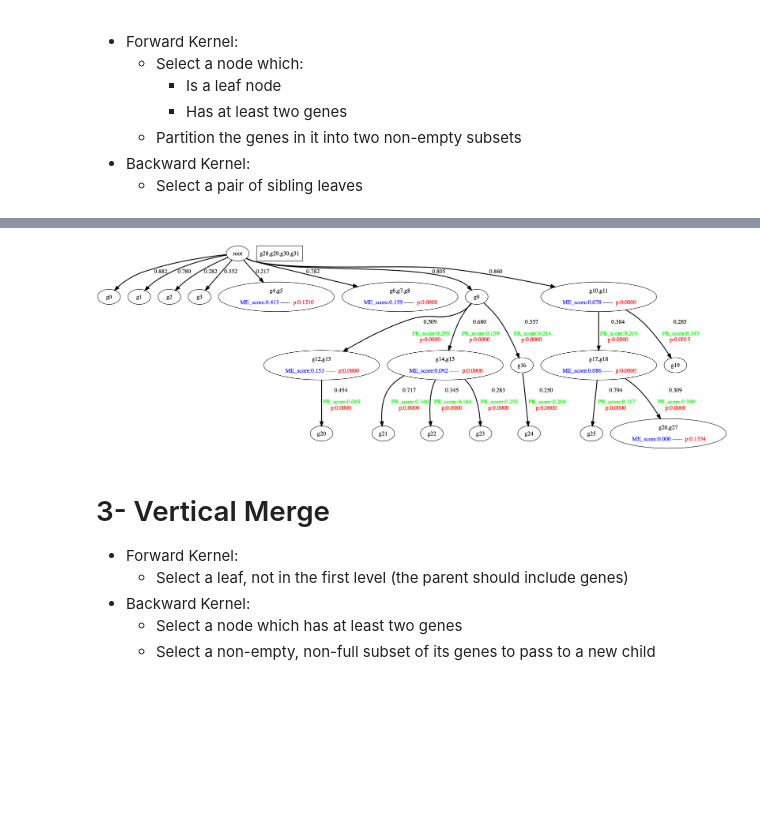
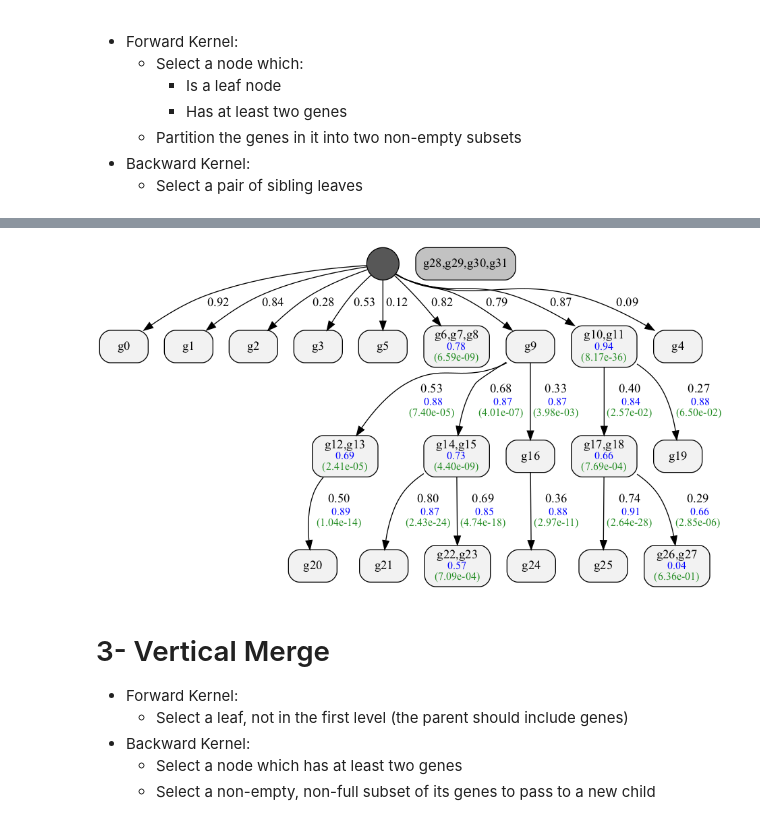
Before and after one commit to mrmohaghegh/tomexo, a Jupyter notebook: demo.ipynb, the cells around one changed output, grey strips where cells are left out. Cells and saved outputs as stored; diff of their text form; code cells hidden in the pictures; blank space fills up the shorter version.

```diff
--- a/demo.ipynb
+++ b/demo.ipynb
@@ -106,8 +106,8 @@ Backward prob: 0.05263
 # %%
-proposal.to_dot(dataset, fig_file='demo/demo_hsplit.png', show_passengers=True)
-Image('demo/demo_hsplit.png')
+proposal.to_dot(dataset, fig_file='figures/demo/demo_hsplit.png', show_passengers=True)
+Image('figures/demo/demo_hsplit.png')
 # %% [output]
-[figure, old version]
+[figure, new version]
 # %% [markdown]
 # 3- Vertical Merge
 * Forward Kernel:
```
Also changed, not shown: parts of 28 cells of this notebook, 52 other files.
